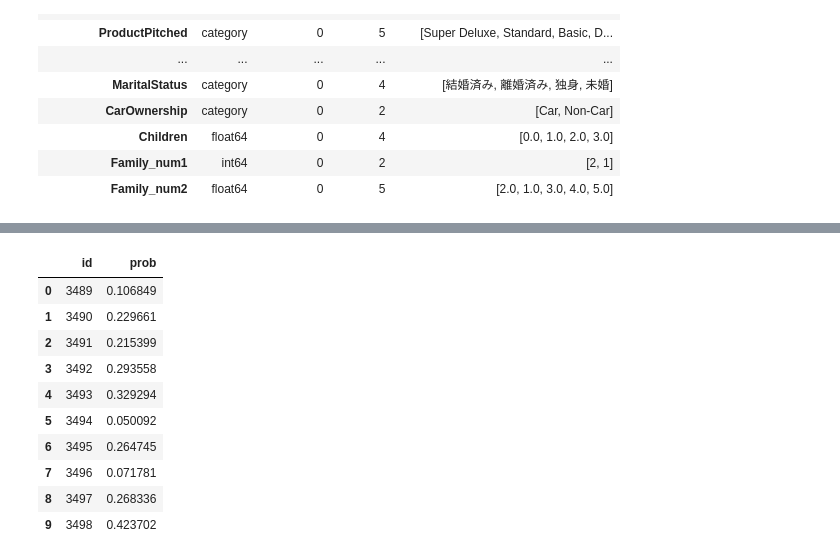
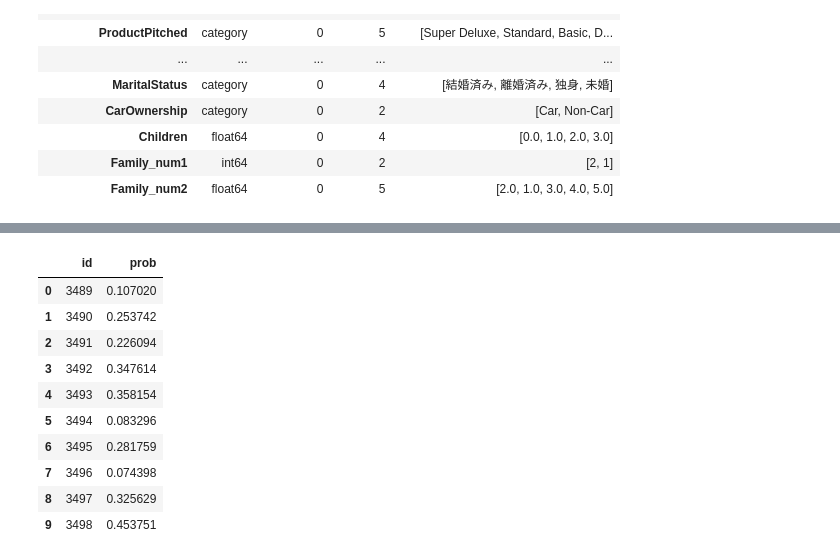
Before and after one commit to skyshine460/ProdTaken, a Jupyter notebook: ProdTaken_catboost.ipynb, the cells around one changed output, grey strips where cells are left out. Drawn from its saved outputs; the diff is of its cells as text; code cells hidden in the pictures.

Commit message:
prodtaken_submission32

```diff
--- a/ProdTaken_catboost.ipynb
+++ b/ProdTaken_catboost.ipynb
@@ -1422,24 +1420,24 @@ x_test = test_df[features]
 
 params_cat = {
     'iterations': 2000,
-    'learning_rate': 0.1,
-    'depth': 3,
+    'learning_rate': 0.05,
+    'depth': 5,
     'loss_function': 'Logloss',
     'verbose': -1,
     'eval_metric': 'AUC',
-    'random_seed': 123,
-    'l2_leaf_reg': 0.5,
+    'random_seed': 42,
+    'l2_leaf_reg': 50,
     'bootstrap_type': 'Bernoulli',
     'subsample': 0.6,
-    'colsample_bylevel': 0.6,
-    # 'one_hot_max_size': 12,
+    'colsample_bylevel': 0.7,
+    'one_hot_max_size': 10,
 }
 # %%
 models = []
 metric=[]
 imp=pd.DataFrame()
-n_splits = 10
-cv = StratifiedKFold(n_splits=n_splits, shuffle=True, random_state=123)
+n_splits = 5
+cv = StratifiedKFold(n_splits=n_splits, shuffle=True, random_state=42)
 
 for nfold, (train_index, val_index) in enumerate(cv.split(x_train, y_train)):
     print('-'*20, nfold, '-'*20)
@@ -1568,29 +1566,29 @@ plt.show()
 # %%
 # y_pred_prob = model.predict_proba(test_df[features])[:, 1]
 y_pred_prob = ensemble_predict(models, x_test)
 
 
 sub = pd.read_csv('/content/drive/MyDrive/契約予測（SIGNATE Cup 2024）/提供データ/sample_submit.csv', header=None)
 test_ids = sub.iloc[:, 0]
 
 submission = pd.DataFrame({
     'id': test_ids,
     'prob': y_pred_prob
 })
 
-submission_name = "prodtaken_submission31"
+submission_name = "prodtaken_submission32"
 
 submission.to_csv(f'{submission_name}.csv', index=False, header=None)
 submission.head(10)
 # %% [output]
 |  | id | prob |
-| 0 | 3489 | 0.106849 |
-| 1 | 3490 | 0.229661 |
-| 2 | 3491 | 0.215399 |
-| 3 | 3492 | 0.293558 |
-| 4 | 3493 | 0.329294 |
-| 5 | 3494 | 0.050092 |
-| 6 | 3495 | 0.264745 |
-| 7 | 3496 | 0.071781 |
-| 8 | 3497 | 0.268336 |
-| 9 | 3498 | 0.423702 |
+| 0 | 3489 | 0.107020 |
+| 1 | 3490 | 0.253742 |
+| 2 | 3491 | 0.226094 |
+| 3 | 3492 | 0.347614 |
+| 4 | 3493 | 0.358154 |
+| 5 | 3494 | 0.083296 |
+| 6 | 3495 | 0.281759 |
+| 7 | 3496 | 0.074398 |
+| 8 | 3497 | 0.325629 |
+| 9 | 3498 | 0.453751 |
```
Also changed, not shown: parts of 4 cells of this notebook.
